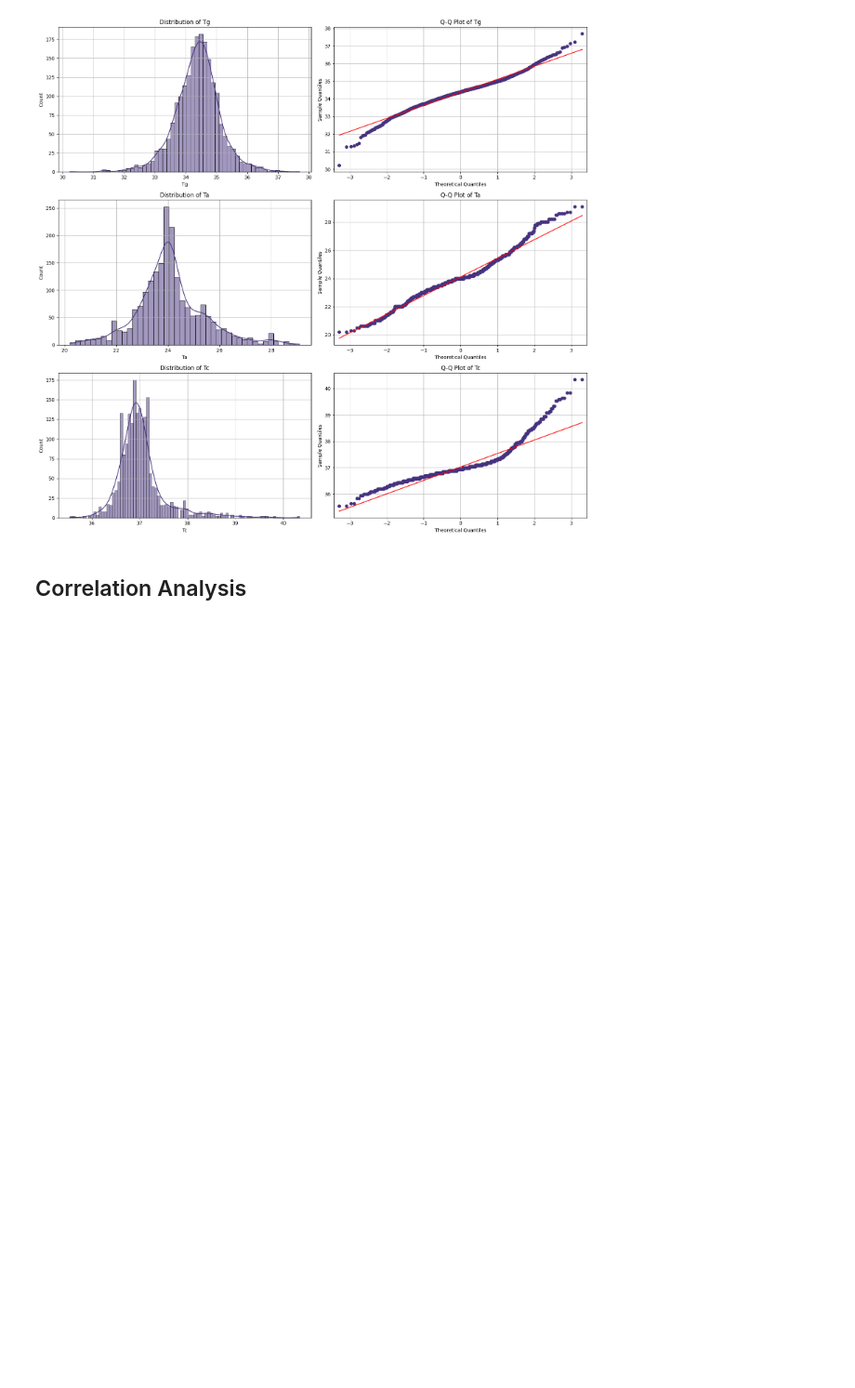
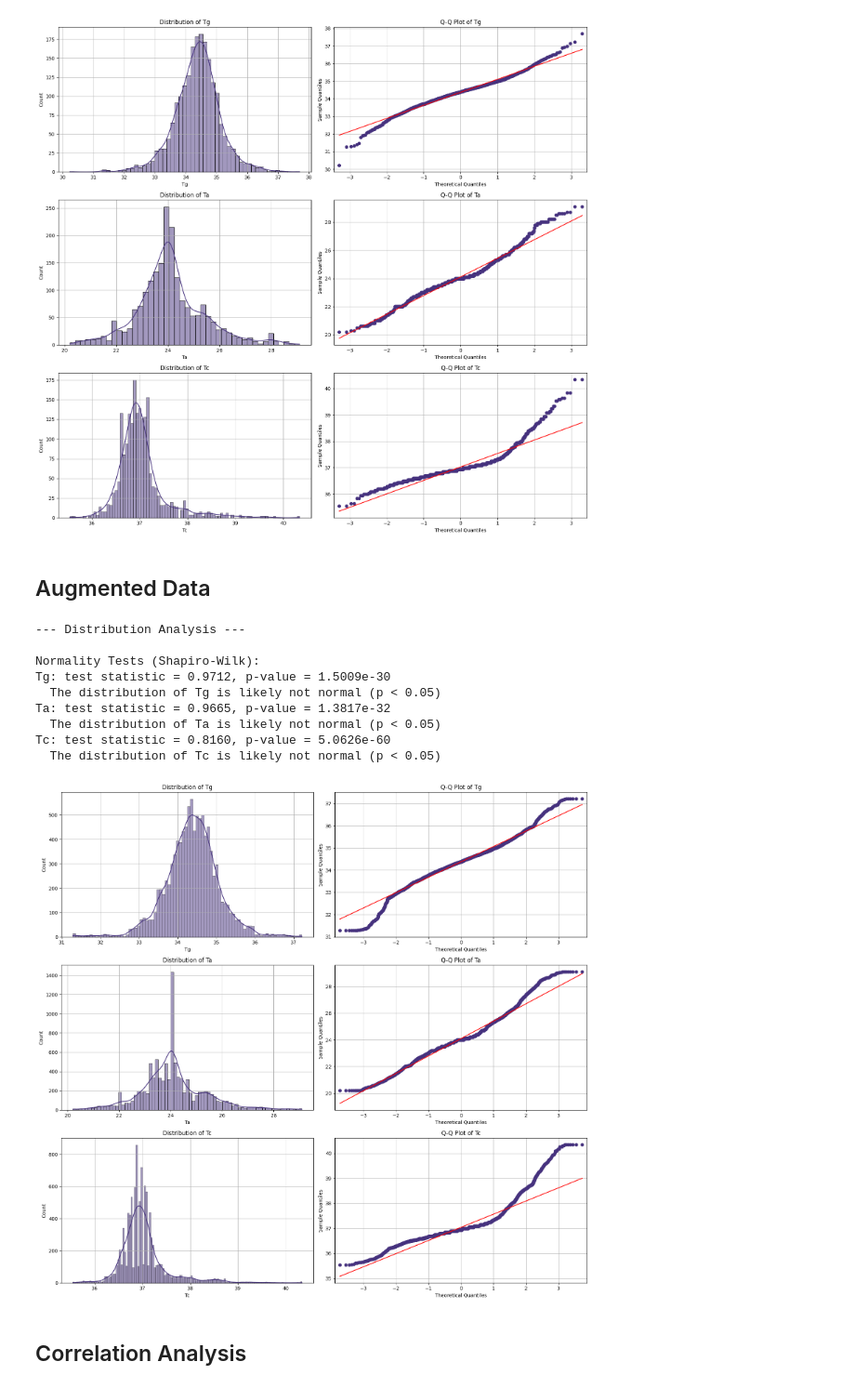
Before and after one commit to woaine/calcifer, a Jupyter notebook: notebooks/eda.ipynb, the cells around one changed output. Shown at 93% size. Drawn from its saved outputs; the diff is of its cells as text; code cells hidden in the pictures; blank space fills up the shorter version.

```diff
--- a/notebooks/eda.ipynb
+++ b/notebooks/eda.ipynb
@@ -23,5 +23,6 @@ def load_data(filepath, name):
     return df
 
 external = load_data("../data/interim/cleaned_external_data.csv", "external")
+augmented = load_data("../data/interim/augmented_data.csv", "augmented")
 # %% [output]
 external data loaded successfully with 2029 rows and 3 columns.
@@ -70,5 +98,20 @@ Ta: test statistic = 0.9646, p-value = 6.8309e-22
 Tc: test statistic = 0.8392, p-value = 3.1533e-41
   The distribution of Tc is likely not normal (p < 0.05)
 [figure]
+# %% [markdown]
+## Augmented Data
+# %%
+distribution_analysis(augmented)
+# %% [output]
+--- Distribution Analysis ---
+
+Normality Tests (Shapiro-Wilk):
+Tg: test statistic = 0.9712, p-value = 1.5009e-30
+  The distribution of Tg is likely not normal (p < 0.05)
+Ta: test statistic = 0.9665, p-value = 1.3817e-32
+  The distribution of Ta is likely not normal (p < 0.05)
+Tc: test statistic = 0.8160, p-value = 5.0626e-60
+  The distribution of Tc is likely not normal (p < 0.05)
+[figure, added]
 # %% [markdown]
 ## Correlation Analysis
```
Also changed, not shown: parts of 38 cells of this notebook.
